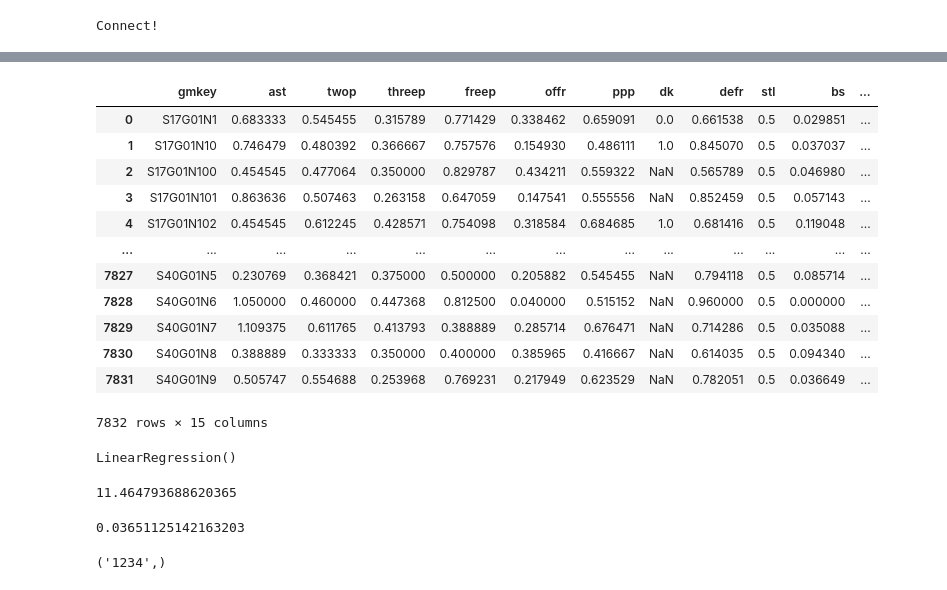
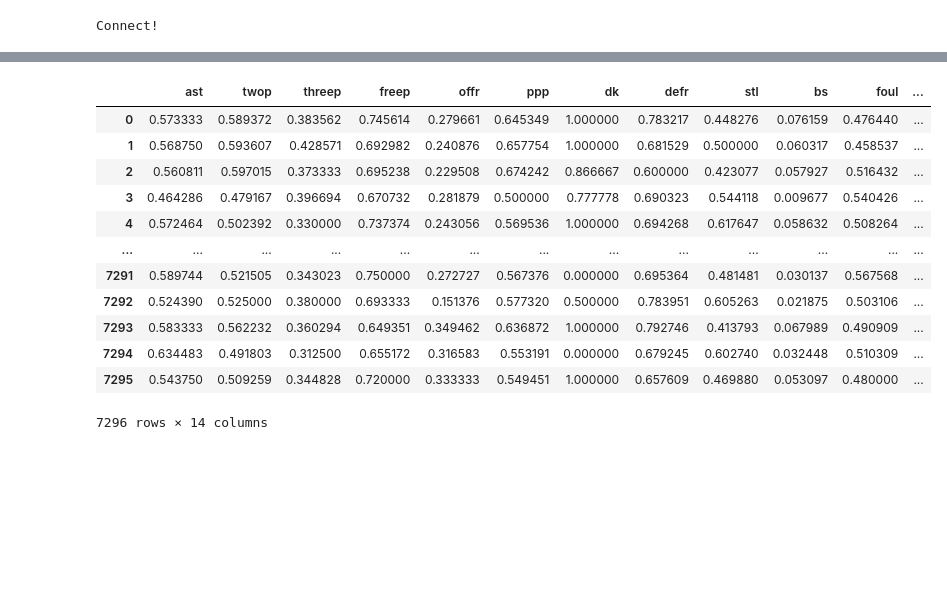
Before and after one commit to GrulsuitG/KBLPredict, a Jupyter notebook: Crawling/model.ipynb, the cells around one changed output, grey strips where cells are left out. Saved outputs shown, nothing was run; the diff lists cells and outputs as text; code cells hidden in the pictures; blank space fills up the shorter version.

```diff
--- a/Crawling/model.ipynb
+++ b/Crawling/model.ipynb
@@ -78,7 +79,7 @@ def calculate_data(h_data, a_data):
 def team_player_concat(team, player, team_rate):
   player_rate = 1 - team_rate
   output_data = pd.DataFrame()
-  # output_data['gmkey'] = team['gmkey']
+  output_data['gmkey'] = team['gmkey']
   output_data['ast'] = team_rate * team['ast'] + player_rate * player['ast']
   # 2점
   output_data['twop'] = team_rate * team['twop'] + player_rate * player['twop']
@@ -537,0 +574,16 @@ def make_team_recent_data():
+# %%
+#최근 5경기 기록으로 모델 생성
+team_record = pd.read_csv('team_record_update_score.csv', index_col=0)
+player_record = pd.read_csv('key_player_recent5_ver2.csv', index_col=0)
+
+player_record = player_record.drop(index = [541, 3073, 3075, 3697, 3699, 6595, 7202, 7229])
+
+team_record.sort_values('gmkey', inplace=True)
+team_record.reset_index(inplace=True)
+player_record.sort_values('gmkey', inplace=True)
+player_record.reset_index(inplace=True)
+
+h_team_data = team_record[team_record.index % 2 == 0].reset_index()
+a_team_data = team_record[team_record.index % 2 != 0].reset_index()
+h_player_data = team_record[team_record.index % 2 == 0].reset_index()
+a_player_data = team_record[team_record.index % 2 != 0].reset_index()
@@ -552,19 +624,0 @@ team_adata.sort_values(by='gmkey', inplace=True)
-# %%
-home_result = team_player_concat(calculate_data(team_hdata,team_adata), calculate_data(player_hdata, player_adata), 0)
-away_result = team_player_concat(calculate_data(team_adata,team_hdata), calculate_data(player_adata, player_hdata), 0)
-result = pd.concat([home_result, away_result], ignore_index=True)
-result
-# %% [output]
-|  | gmkey | ast | twop | threep | freep | offr | ppp | dk | defr | stl | bs | ... |
-| 0 | S17G01N1 | 0.683333 | 0.545455 | 0.315789 | 0.771429 | 0.338462 | 0.659091 | 0.0 | 0.661538 | 0.5 | 0.029851 | ... |
-| 1 | S17G01N10 | 0.746479 | 0.480392 | 0.366667 | 0.757576 | 0.154930 | 0.486111 | 1.0 | 0.845070 | 0.5 | 0.037037 | ... |
-| 2 | S17G01N100 | 0.454545 | 0.477064 | 0.350000 | 0.829787 | 0.434211 | 0.559322 | NaN | 0.565789 | 0.5 | 0.046980 | ... |
-| 3 | S17G01N101 | 0.863636 | 0.507463 | 0.263158 | 0.647059 | 0.147541 | 0.555556 | NaN | 0.852459 | 0.5 | 0.057143 | ... |
-| 4 | S17G01N102 | 0.454545 | 0.612245 | 0.428571 | 0.754098 | 0.318584 | 0.684685 | 1.0 | 0.681416 | 0.5 | 0.119048 | ... |
-| ... | ... | ... | ... | ... | ... | ... | ... | ... | ... | ... | ... | ... |
-| 7827 | S40G01N5 | 0.230769 | 0.368421 | 0.375000 | 0.500000 | 0.205882 | 0.545455 | NaN | 0.794118 | 0.5 | 0.085714 | ... |
-| 7828 | S40G01N6 | 1.050000 | 0.460000 | 0.447368 | 0.812500 | 0.040000 | 0.515152 | NaN | 0.960000 | 0.5 | 0.000000 | ... |
-| 7829 | S40G01N7 | 1.109375 | 0.611765 | 0.413793 | 0.388889 | 0.285714 | 0.676471 | NaN | 0.714286 | 0.5 | 0.035088 | ... |
-| 7830 | S40G01N8 | 0.388889 | 0.333333 | 0.350000 | 0.400000 | 0.385965 | 0.416667 | NaN | 0.614035 | 0.5 | 0.094340 | ... |
-| 7831 | S40G01N9 | 0.505747 | 0.554688 | 0.253968 | 0.769231 | 0.217949 | 0.623529 | NaN | 0.782051 | 0.5 | 0.036649 | ... |
-7832 rows × 15 columns
@@ -580,18 +625,24 @@ X_train, X_test, y_train, y_test = train_test_split(X, y, test_size=0.2, random_
-# %%
-model = LinearRegression()
-model.fit(X_train, y_train)
-# %% [output]
-LinearRegression()
-# %%
-y_predict = model.predict(X_test)
-mean_squared_error(y_predict, y_test, squared = False)
-# %% [output]
-11.464793688620365
-# %%
-model.score(X_test, y_test)
-# %% [output]
-0.03651125142163203
-# %%
-tuple({'1234'})
-# %% [output]
-('1234',)
+# %%
+team_data = pd.concat([calculate_data(h_team_data, a_team_data), calculate_data(a_team_data, h_team_data)], ignore_index=True)
+player_data = pd.concat([calculate_data(h_player_data, a_player_data), calculate_data(a_player_data, h_player_data)], ignore_index=True)
+team_data.to_csv('team_calculate_date.csv')
+player_data.to_csv('player_calculate_date.csv')
+
+data = team_player_concat(team_data,player_data, 0.5)
+data.drop(columns='gmkey', inplace=True)
+data.fillna(0, inplace=True)
+data
+# %% [output]
+|  | ast | twop | threep | freep | offr | ppp | dk | defr | stl | bs | foul | ... |
+| 0 | 0.573333 | 0.589372 | 0.383562 | 0.745614 | 0.279661 | 0.645349 | 1.000000 | 0.783217 | 0.448276 | 0.076159 | 0.476440 | ... |
+| 1 | 0.568750 | 0.593607 | 0.428571 | 0.692982 | 0.240876 | 0.657754 | 1.000000 | 0.681529 | 0.500000 | 0.060317 | 0.458537 | ... |
+| 2 | 0.560811 | 0.597015 | 0.373333 | 0.695238 | 0.229508 | 0.674242 | 0.866667 | 0.600000 | 0.423077 | 0.057927 | 0.516432 | ... |
+| 3 | 0.464286 | 0.479167 | 0.396694 | 0.670732 | 0.281879 | 0.500000 | 0.777778 | 0.690323 | 0.544118 | 0.009677 | 0.540426 | ... |
+| 4 | 0.572464 | 0.502392 | 0.330000 | 0.737374 | 0.243056 | 0.569536 | 1.000000 | 0.694268 | 0.617647 | 0.058632 | 0.508264 | ... |
+| ... | ... | ... | ... | ... | ... | ... | ... | ... | ... | ... | ... | ... |
+| 7291 | 0.589744 | 0.521505 | 0.343023 | 0.750000 | 0.272727 | 0.567376 | 0.000000 | 0.695364 | 0.481481 | 0.030137 | 0.567568 | ... |
+| 7292 | 0.524390 | 0.525000 | 0.380000 | 0.693333 | 0.151376 | 0.577320 | 0.500000 | 0.783951 | 0.605263 | 0.021875 | 0.503106 | ... |
+| 7293 | 0.583333 | 0.562232 | 0.360294 | 0.649351 | 0.349462 | 0.636872 | 1.000000 | 0.792746 | 0.413793 | 0.067989 | 0.490909 | ... |
+| 7294 | 0.634483 | 0.491803 | 0.312500 | 0.655172 | 0.316583 | 0.553191 | 0.000000 | 0.679245 | 0.602740 | 0.032448 | 0.510309 | ... |
+| 7295 | 0.543750 | 0.509259 | 0.344828 | 0.720000 | 0.333333 | 0.549451 | 1.000000 | 0.657609 | 0.469880 | 0.053097 | 0.480000 | ... |
+7296 rows × 14 columns
```
Also changed, not shown: parts of 20 cells of this notebook, 1 other file.
